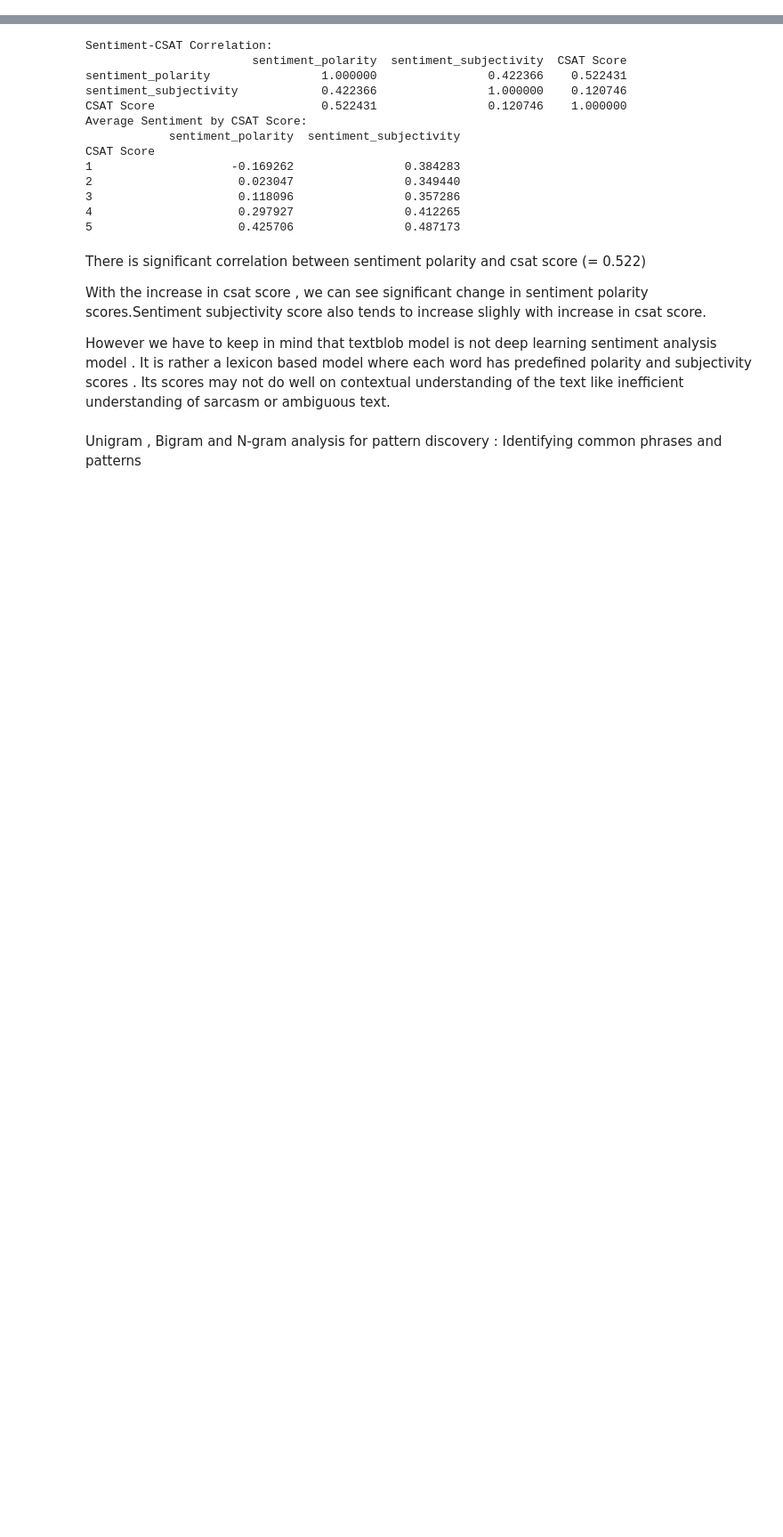
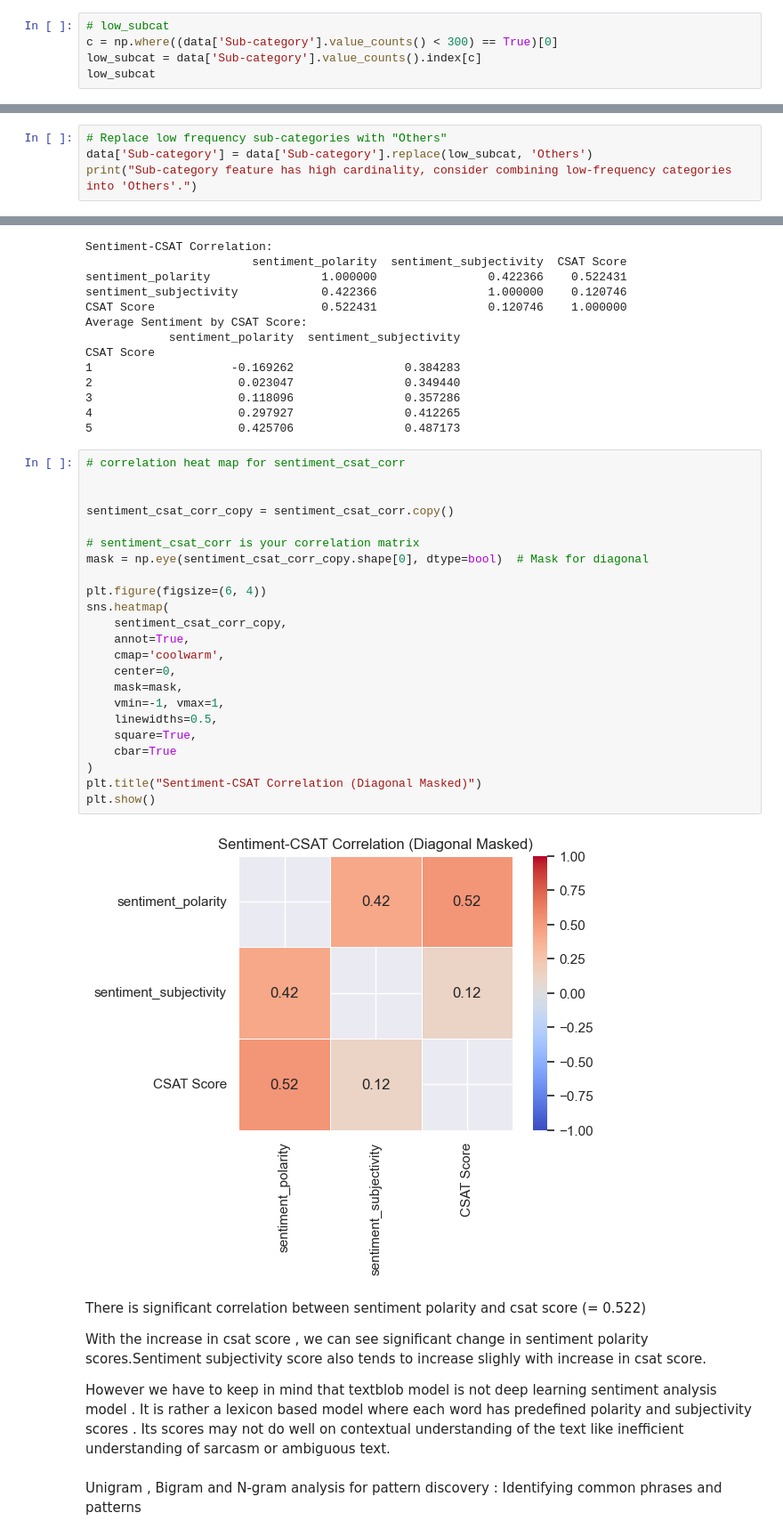
Before and after one commit to AnkurBhatt07/Customer-Satisfaction-Score-Prediction-using-ML-DL, a Jupyter notebook: notebooks/data_analysis.ipynb, the cells around one changed output, grey strips where cells are left out. Shown at 89% size. Drawn from its saved outputs; the diff is of its cells as text; blank space fills up the shorter version.

```diff
--- a/notebooks/data_analysis.ipynb
+++ b/notebooks/data_analysis.ipynb
@@ -426,0 +637,5 @@ data['subcat_fe'] = data['Sub-category'].map(freq_map)
+# %%
+# low_subcat
+c = np.where((data['Sub-category'].value_counts() < 300) == True)[0]
+low_subcat = data['Sub-category'].value_counts().index[c]
+low_subcat
@@ -426,0 +658,4 @@ data['subcat_fe'] = data['Sub-category'].map(freq_map)
+# %%
+# Replace low frequency sub-categories with "Others"
+data['Sub-category'] = data['Sub-category'].replace(low_subcat, 'Others')
+print("Sub-category feature has high cardinality, consider combining low-frequency categories into 'Others'.")
@@ -612,6 +892,31 @@ CSAT Score
 3                     0.118096                0.357286
 4                     0.297927                0.412265
 5                     0.425706                0.487173
+# %%
+# correlation heat map for sentiment_csat_corr
+
+
+sentiment_csat_corr_copy = sentiment_csat_corr.copy()
+
+# sentiment_csat_corr is your correlation matrix
+mask = np.eye(sentiment_csat_corr_copy.shape[0], dtype=bool)  # Mask for diagonal
+
+plt.figure(figsize=(6, 4))
+sns.heatmap(
+    sentiment_csat_corr_copy,
+    annot=True,
+    cmap='coolwarm',
+    center=0,
+    mask=mask,
+    vmin=-1, vmax=1,
+    linewidths=0.5,
+    square=True,
+    cbar=True
+)
+plt.title("Sentiment-CSAT Correlation (Diagonal Masked)")
+plt.show()
+# %% [output]
+[figure, added]
 # %% [markdown]
 There is significant correlation between sentiment polarity and csat score (= 0.522)
 
```
Also changed, not shown: parts of 171 cells of this notebook, 3 other files.
